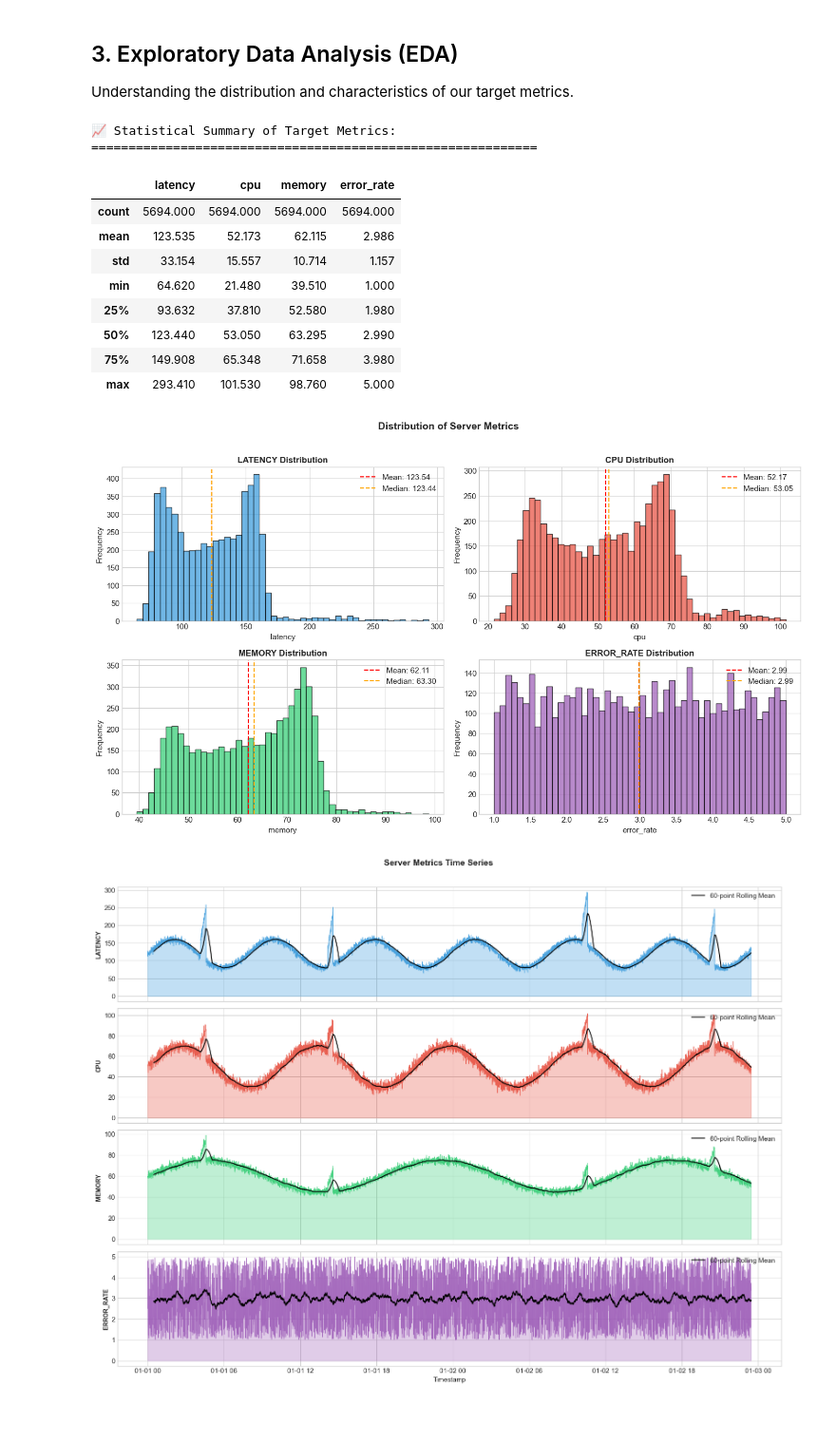
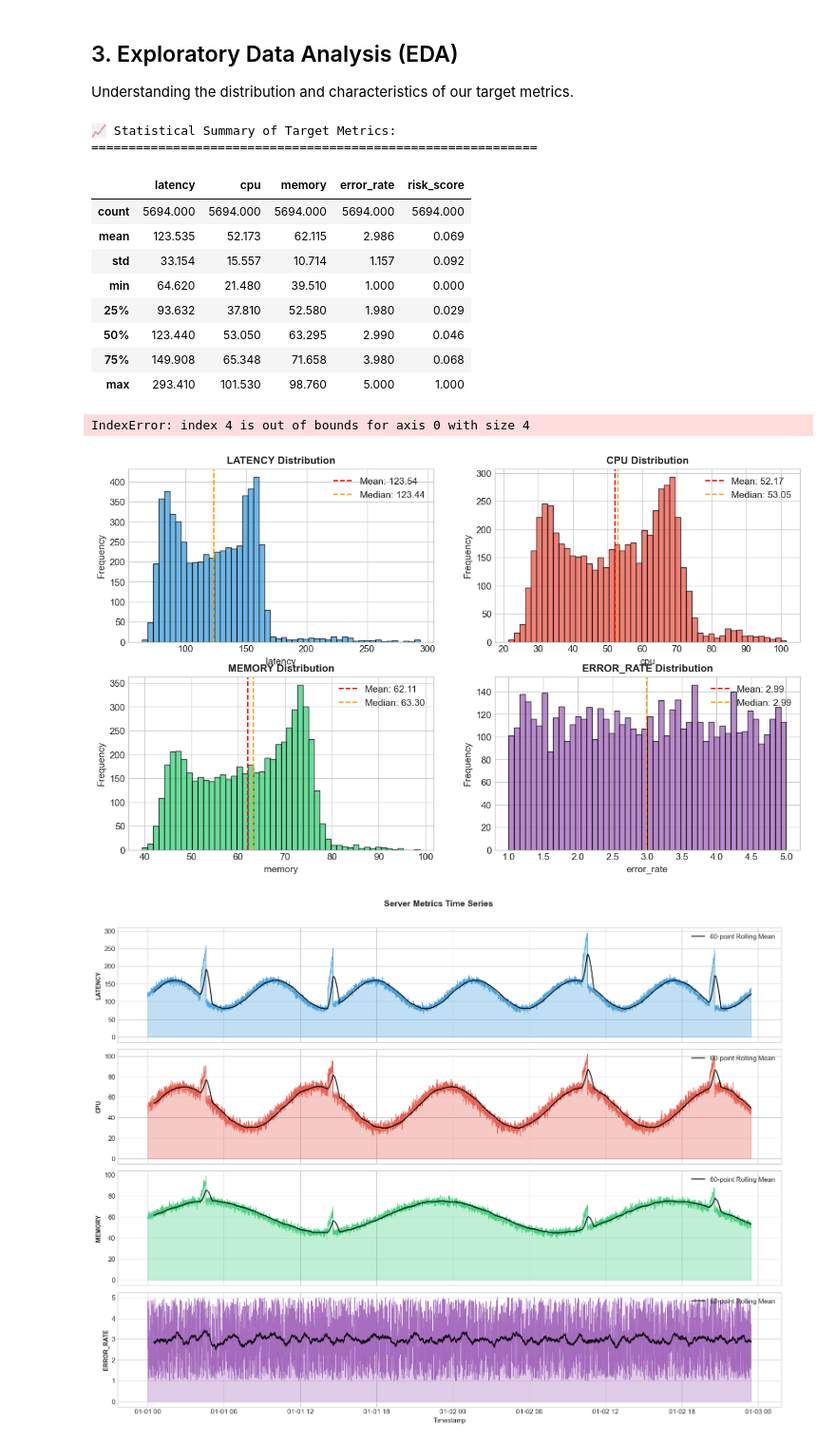
Before and after one commit to Jaga0001/Atom, a Jupyter notebook: training_data/training_model.ipynb, the cells around one changed output. Shown at 95% size. Drawn from its saved outputs; the diff is of its cells as text; code cells hidden in the pictures; blank space fills up the shorter version.

```diff
--- a/training_data/training_model.ipynb
+++ b/training_data/training_model.ipynb
@@ -113,7 +113,7 @@ dtype: int64
 ## 3. Exploratory Data Analysis (EDA)
 Understanding the distribution and characteristics of our target metrics.
 # %%
-TARGET_METRICS = ["latency", "cpu", "memory", "error_rate", "risk"]
+TARGET_METRICS = ["latency", "cpu", "memory", "error_rate", "risk_score"]
 
 # Statistical summary
 print("📈 Statistical Summary of Target Metrics:")
@@ -122,36 +122,37 @@ df[TARGET_METRICS].describe().round(3)
 # %% [output]
 📈 Statistical Summary of Target Metrics:
 ============================================================
-|  | latency | cpu | memory | error_rate |
-| count | 5694.000 | 5694.000 | 5694.000 | 5694.000 |
-| mean | 123.535 | 52.173 | 62.115 | 2.986 |
-| std | 33.154 | 15.557 | 10.714 | 1.157 |
-| min | 64.620 | 21.480 | 39.510 | 1.000 |
-| 25% | 93.632 | 37.810 | 52.580 | 1.980 |
-| 50% | 123.440 | 53.050 | 63.295 | 2.990 |
-| 75% | 149.908 | 65.348 | 71.658 | 3.980 |
-| max | 293.410 | 101.530 | 98.760 | 5.000 |
+|  | latency | cpu | memory | error_rate | risk_score |
+| count | 5694.000 | 5694.000 | 5694.000 | 5694.000 | 5694.000 |
+| mean | 123.535 | 52.173 | 62.115 | 2.986 | 0.069 |
+| std | 33.154 | 15.557 | 10.714 | 1.157 | 0.092 |
+| min | 64.620 | 21.480 | 39.510 | 1.000 | 0.000 |
+| 25% | 93.632 | 37.810 | 52.580 | 1.980 | 0.029 |
+| 50% | 123.440 | 53.050 | 63.295 | 2.990 | 0.046 |
+| 75% | 149.908 | 65.348 | 71.658 | 3.980 | 0.068 |
+| max | 293.410 | 101.530 | 98.760 | 5.000 | 1.000 |
 # %%
 # Distribution plots
 fig, axes = plt.subplots(2, 2, figsize=(14, 8))
 axes = axes.flatten()
 
-colors = ['#3498db', '#e74c3c', '#2ecc71', '#9b59b6']
+colors = ['#3498db', '#e74c3c', '#2ecc71', '#9b59b6', '#9b59b6']
 
 for i, col in enumerate(TARGET_METRICS):
     axes[i].hist(df[col], bins=50, color=colors[i], alpha=0.7, edgecolor='black')
     axes[i].axvline(df[col].mean(), color='red', linestyle='--', label=f'Mean: {df[col].mean():.2f}')
     axes[i].axvline(df[col].median(), color='orange', linestyle='--', label=f'Median: {df[col].median():.2f}')
     axes[i].set_title(f'{col.upper()} Distribution', fontsize=12, fontweight='bold')
     axes[i].set_xlabel(col)
     axes[i].set_ylabel('Frequency')
     axes[i].legend()
 
 plt.suptitle('Distribution of Server Metrics', fontsize=14, fontweight='bold', y=1.02)
 plt.tight_layout()
 plt.show()
 # %% [output]
+IndexError: index 4 is out of bounds for axis 0 with size 4
-[figure, old version]
+[figure, new version]
 # %%
 fig, axes = plt.subplots(4, 1, figsize=(16, 12), sharex=True)
 
```
Also changed, not shown: parts of 6 cells of this notebook, 1 other file.
